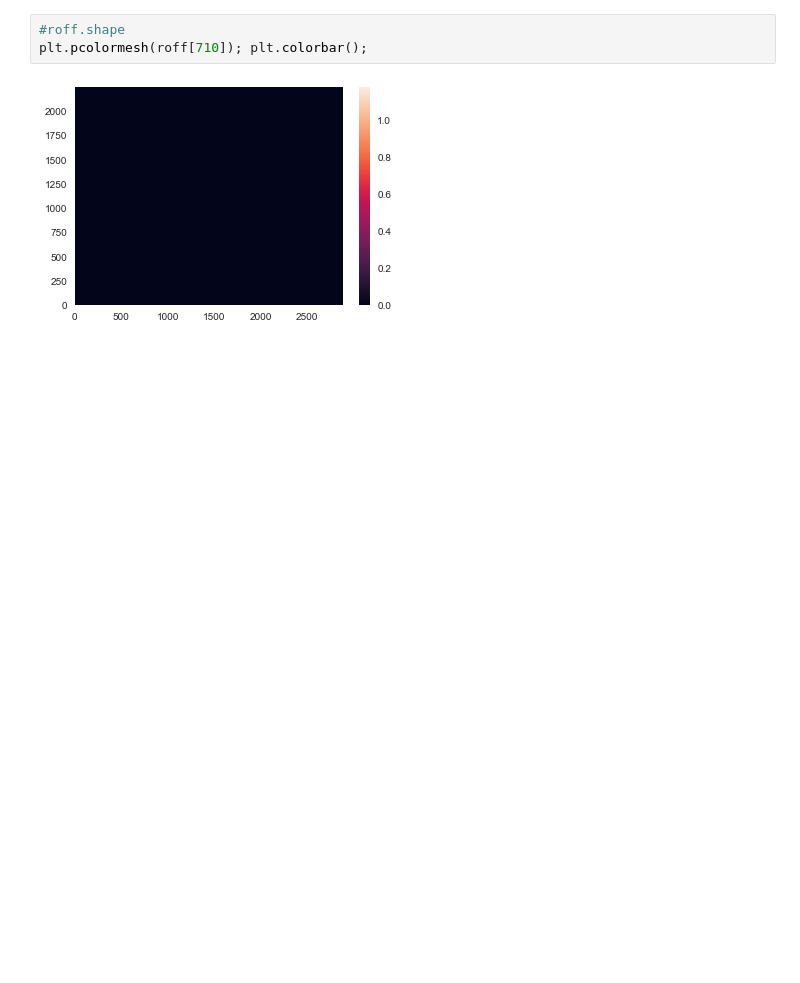
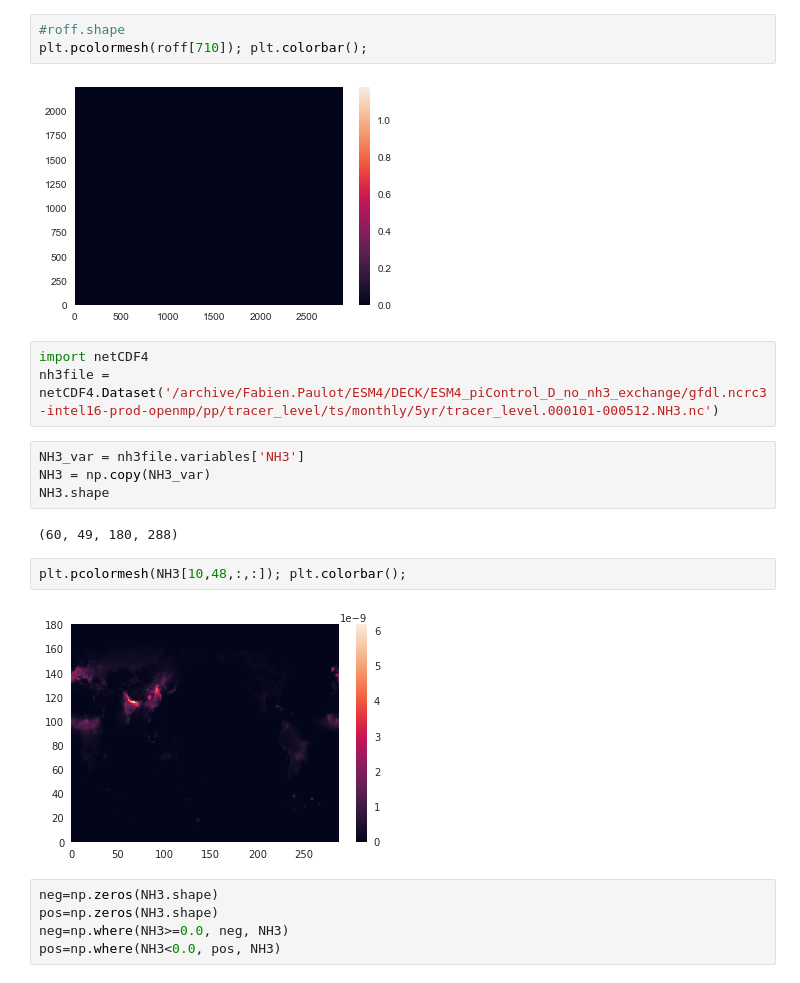
Before and after one commit to nikizadehgfdl/grid_generation, a Jupyter notebook: jupynotebooks/inspect_grid_file.ipynb, the cells around one changed output. Cells and saved outputs as stored; diff of their text form; blank space fills up the shorter version.

```diff
--- a/jupynotebooks/inspect_grid_file.ipynb
+++ b/jupynotebooks/inspect_grid_file.ipynb
@@ -350,3 +349,21 @@ roff = numpy.where(runoff_iaf_regrid[710] > 0.5 , runoff_iaf_regrid, 0.0)
 plt.pcolormesh(roff[710]); plt.colorbar();
 # %% [output]
 [figure]
+# %%
+import netCDF4
+nh3file = netCDF4.Dataset('/archive/Fabien.Paulot/ESM4/DECK/ESM4_piControl_D_no_nh3_exchange/gfdl.ncrc3-intel16-prod-openmp/pp/tracer_level/ts/monthly/5yr/tracer_level.000101-000512.NH3.nc')
+# %%
+NH3_var = nh3file.variables['NH3']
+NH3 = np.copy(NH3_var)
+NH3.shape
+# %% [output]
+(60, 49, 180, 288)
+# %%
+plt.pcolormesh(NH3[10,48,:,:]); plt.colorbar();
+# %% [output]
+[figure, added]
+# %%
+neg=np.zeros(NH3.shape)
+pos=np.zeros(NH3.shape)
+neg=np.where(NH3>=0.0, neg, NH3)
+pos=np.where(NH3<0.0, pos, NH3)
```
Also changed, not shown: parts of 9 cells of this notebook, 3 other files.
